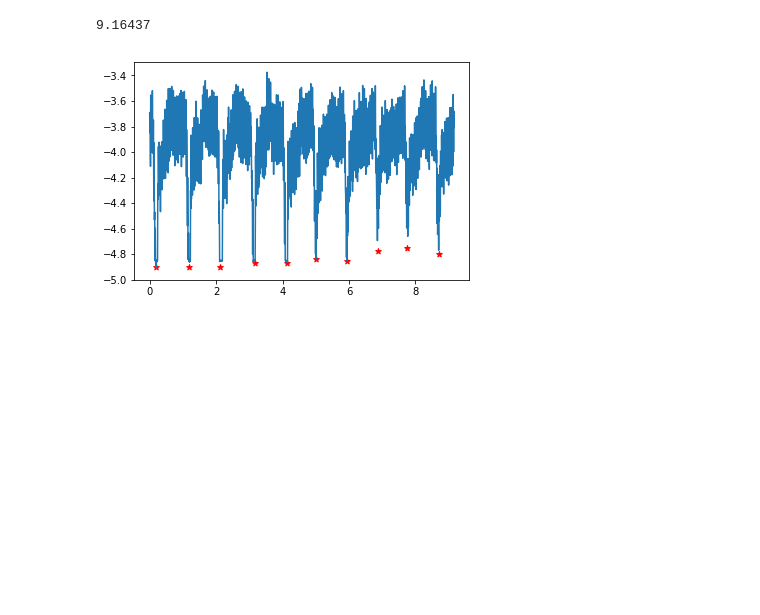
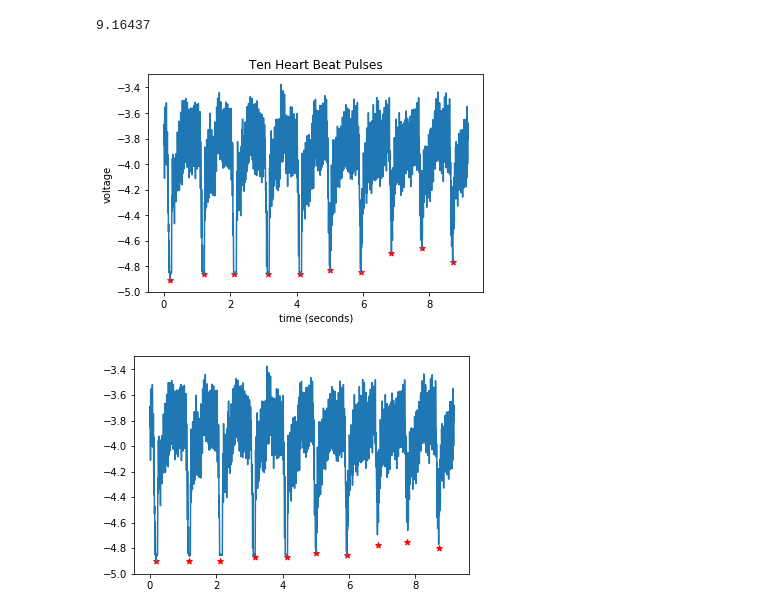
Before and after one commit to cfgong/python_code_bits, a Jupyter notebook: Heart Beat plots.ipynb, the cells around one changed output. Saved outputs shown, nothing was run; the diff lists cells and outputs as text; code cells hidden in the pictures; blank space fills up the shorter version.

Commit message:
added labels to plots

```diff
--- a/Heart Beat plots.ipynb
+++ b/Heart Beat plots.ipynb
@@ -20,6 +20,32 @@ y = data[0: stop: step]
 t[stop-1]
 # %% [output]
 9.16437
+# %%
+plt.plot(x, y)
+
+y_len = len(y)
+interval = t[stop-1] /10 # length of an interval, 10 is number of heartbeats
+iterations = 1600 / step # iterations per second
+interval_len = interval * iterations
+interval_len = int(interval_len)
+
+index = 0
+while (index + interval_len <= y_len):
+    endIndex = index + interval_len
+    minValue = min(y[index:endIndex])
+
+    minIndex = y.index(minValue, index, endIndex)
+
+    plt.scatter(x[minIndex], minValue, color = "r", marker = "*")
+    index = endIndex
+
+plt.title("Ten Heart Beat Pulses")
+plt.xlabel("time (seconds)")
+plt.ylabel("voltage")
+
+plt.show()
+# %% [output]
+[figure, added]
 # %%
 plt.plot(x, y)
 
```
Also changed, not shown: parts of 1 cell of this notebook.
